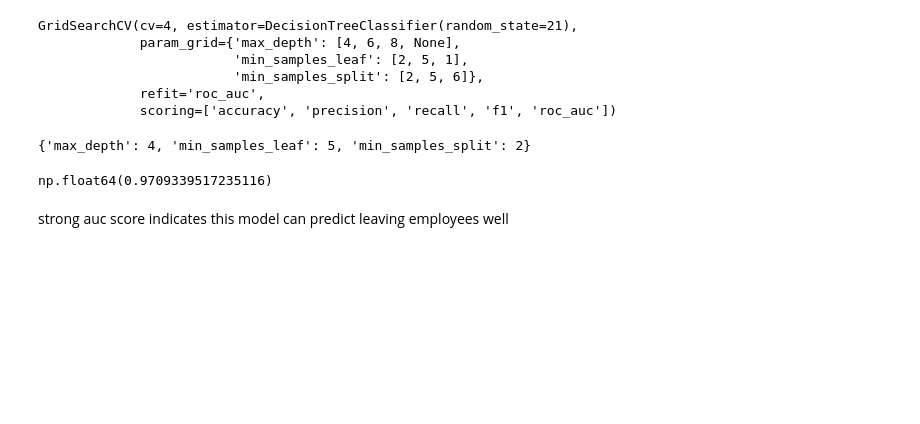
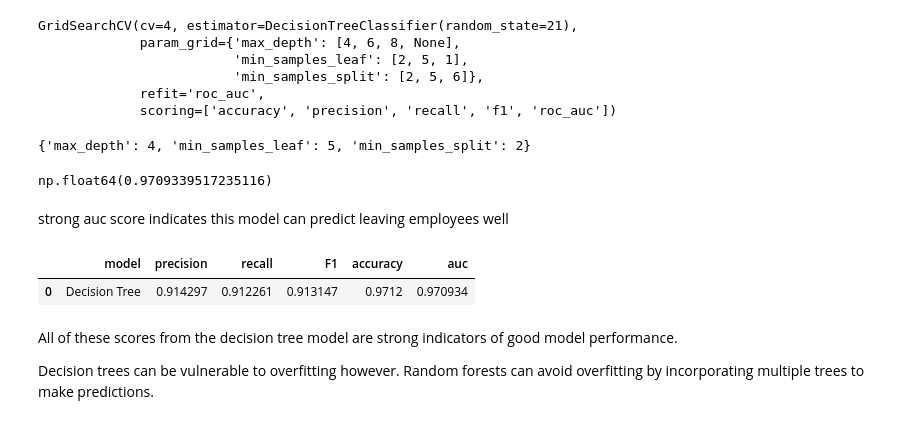
Before and after one commit to J-J0HN/Salifort-Motors-Capstone-Project-Notebook, a Jupyter notebook: CapstoneProjectNotebook.ipynb, the cells around one changed output. Drawn from its saved outputs; the diff is of its cells as text; code cells hidden in the pictures; blank space fills up the shorter version.

Commit message:
decision tree results

```diff
--- a/CapstoneProjectNotebook.ipynb
+++ b/CapstoneProjectNotebook.ipynb
@@ -543,3 +543,13 @@ def make_results(model_name:str, model_object, metric:str):
                         })
 
     return table
+# %%
+tree1_cv_results = make_results('Decision Tree', tree1, 'auc')
+tree1_cv_results
+# %% [output]
+|  | model | precision | recall | F1 | accuracy | auc |
+| 0 | Decision Tree | 0.914297 | 0.912261 | 0.913147 | 0.9712 | 0.970934 |
+# %% [markdown]
+All of these scores from the decision tree model are strong indicators of good model performance.
+
+Decision trees can be vulnerable to overfitting however. Random forests can avoid overfitting by incorporating multiple trees to make predictions.
```
